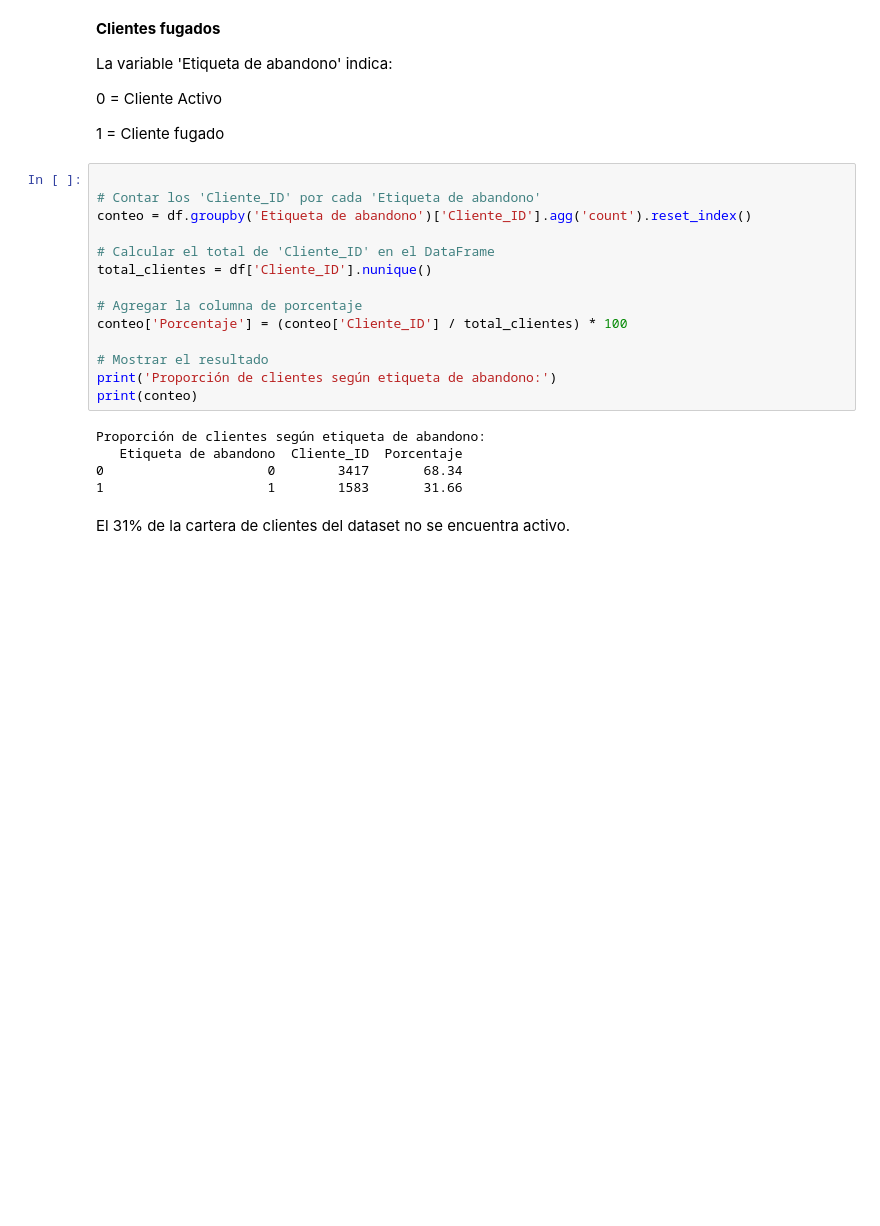
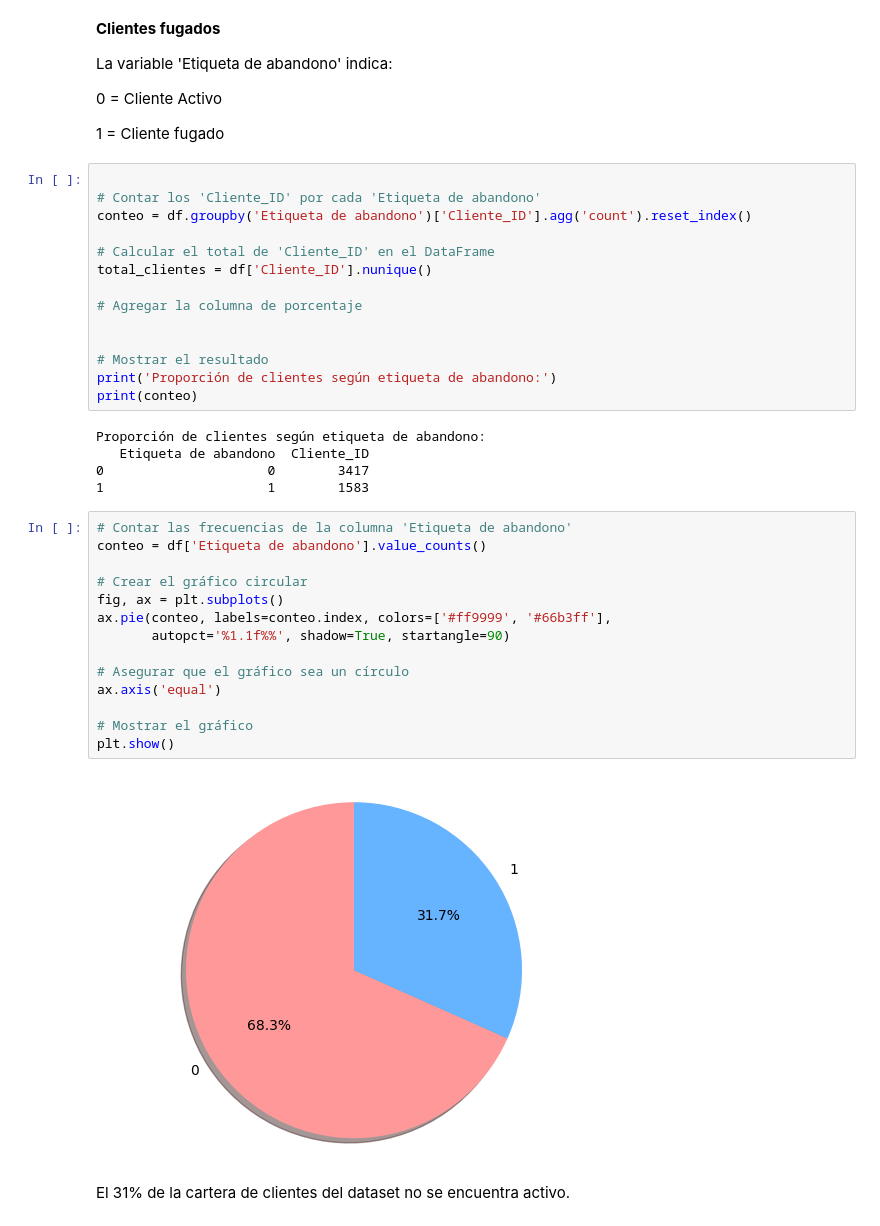
Before and after one commit to jmestralet/Proyecto_DS_Coderhouse, a Jupyter notebook: Proyecto.ipynb, the cells around one changed output. Drawn from its saved outputs; the diff is of its cells as text; blank space fills up the shorter version.

```diff
--- a/Proyecto.ipynb
+++ b/Proyecto.ipynb
@@ -355,15 +377,31 @@ conteo = df.groupby('Etiqueta de abandono')['Cliente_ID'].agg('count').reset_ind
 total_clientes = df['Cliente_ID'].nunique()
 
 # Agregar la columna de porcentaje
-conteo['Porcentaje'] = (conteo['Cliente_ID'] / total_clientes) * 100
+
 
 # Mostrar el resultado
 print('Proporción de clientes según etiqueta de abandono:')
 print(conteo)
 # %% [output]
 Proporción de clientes según etiqueta de abandono:
-   Etiqueta de abandono  Cliente_ID  Porcentaje
-0                     0        3417       68.34
-1                     1        1583       31.66
+   Etiqueta de abandono  Cliente_ID
+0                     0        3417
+1                     1        1583
+# %%
+# Contar las frecuencias de la columna 'Etiqueta de abandono'
+conteo = df['Etiqueta de abandono'].value_counts()
+
+# Crear el gráfico circular
+fig, ax = plt.subplots()
+ax.pie(conteo, labels=conteo.index, colors=['#ff9999', '#66b3ff'],
+       autopct='%1.1f%%', shadow=True, startangle=90)
+
+# Asegurar que el gráfico sea un círculo
+ax.axis('equal')
+
+# Mostrar el gráfico
+plt.show()
+# %% [output]
+[figure, added]
 # %% [markdown]
 El 31% de la cartera de clientes del dataset no se encuentra activo.
```
Also changed, not shown: parts of 28 cells of this notebook.
